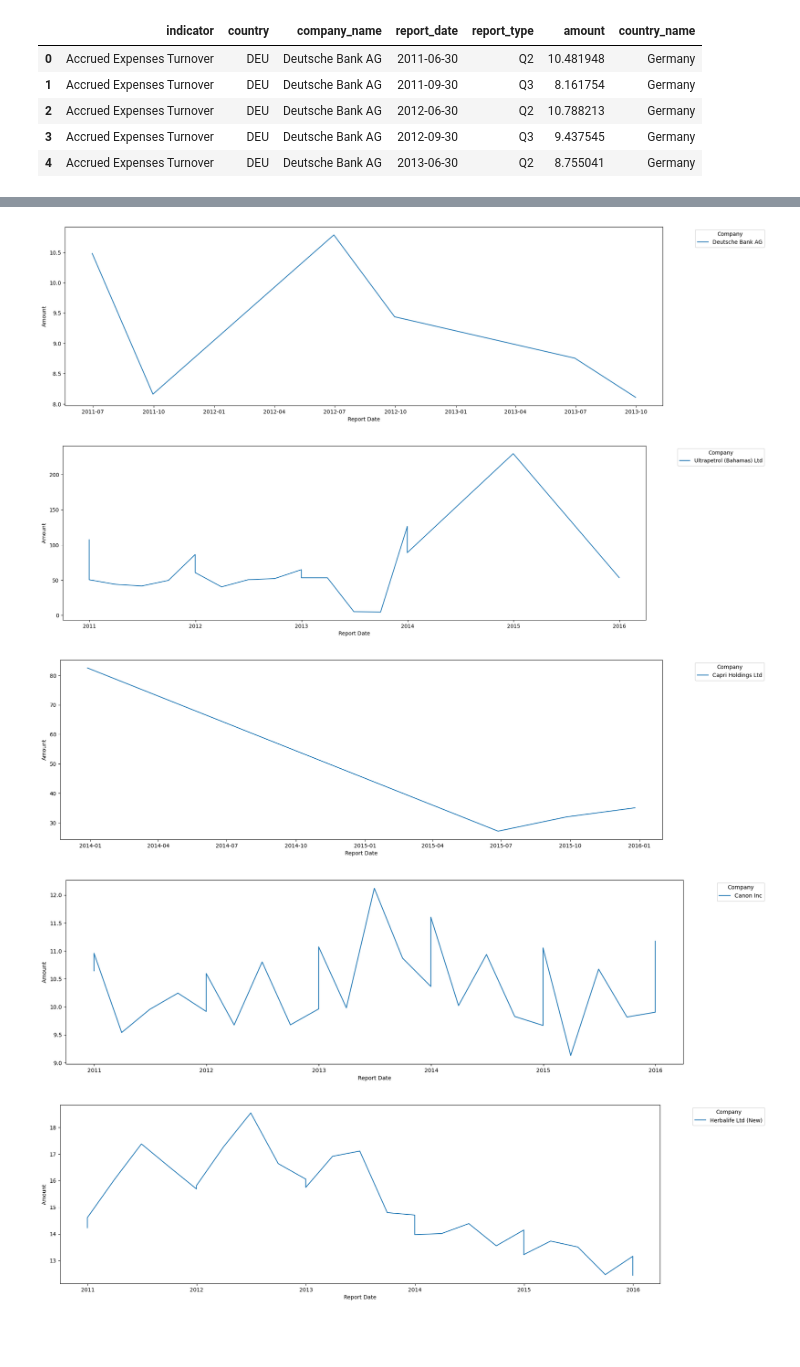
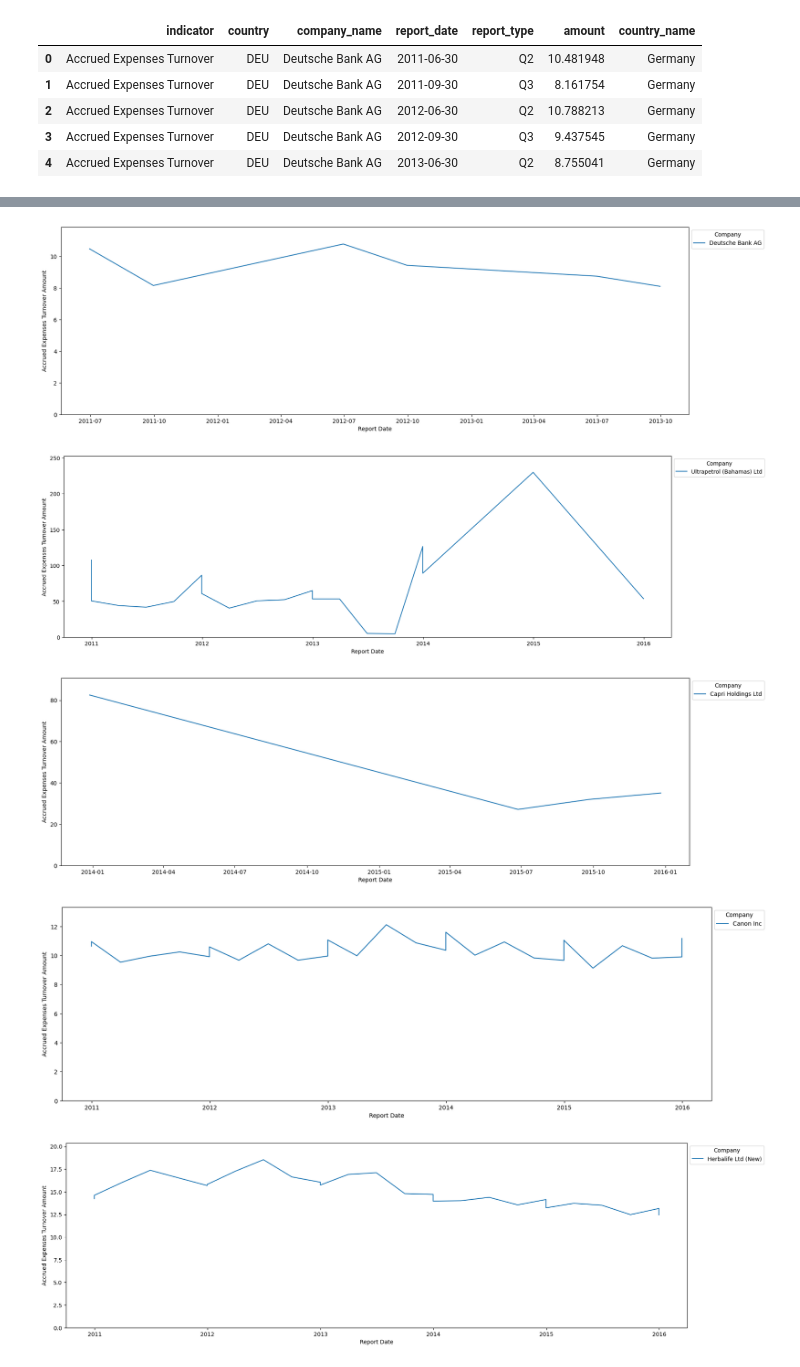
Before and after one commit to TomazFilgueira/Dq_Datascientist, a Jupyter notebook: 6 - APIs and Web Scraping/6_Guided_Project_API_with_Pandas.ipynb, the cells around one changed output, grey strips where cells are left out. Cells and saved outputs as stored; diff of their text form; code cells hidden in the pictures; blank space fills up the shorter version.

```diff
--- a/6 - APIs and Web Scraping/6_Guided_Project_API_with_Pandas.ipynb
+++ b/6 - APIs and Web Scraping/6_Guided_Project_API_with_Pandas.ipynb
@@ -469,20 +481,21 @@ updated_df.head()
 # %%
 #select only relevant columns for trend over time analysis
 relevant_data = updated_df[['company_name','country','report_date','amount']]
 
 #loop over each company_name of relevant_data
 
 for company in relevant_data['company_name'].unique():
     plt.figure(figsize = (20,6)) #create a figure  15 inches wide and 6 inches tall
     company_data = relevant_data[relevant_data['company_name'] == company]
     plt.plot(company_data['report_date'], company_data['amount'], label=company)
+    plt.ylim(0, company_data['amount'].max() * 1.1) #set y-axis limits
     plt.xlabel('Report Date')
-    plt.ylabel('Amount')
-    plt.legend(title='Company', bbox_to_anchor=(1.05, 1), loc='upper left' )
+    plt.ylabel('Accrued Expenses Turnover Amount')
+    plt.legend(title='Company', bbox_to_anchor=(1.00, 1), loc='upper left' )
     plt.show()
 # %% [output]
-[figure, old version]
+[figure, new version]
-[figure, old version]
+[figure, new version]
-[figure, old version]
+[figure, new version]
-[figure, old version]
+[figure, new version]
-[figure, old version]
+[figure, new version]
```
Also changed, not shown: parts of 4 cells of this notebook.
